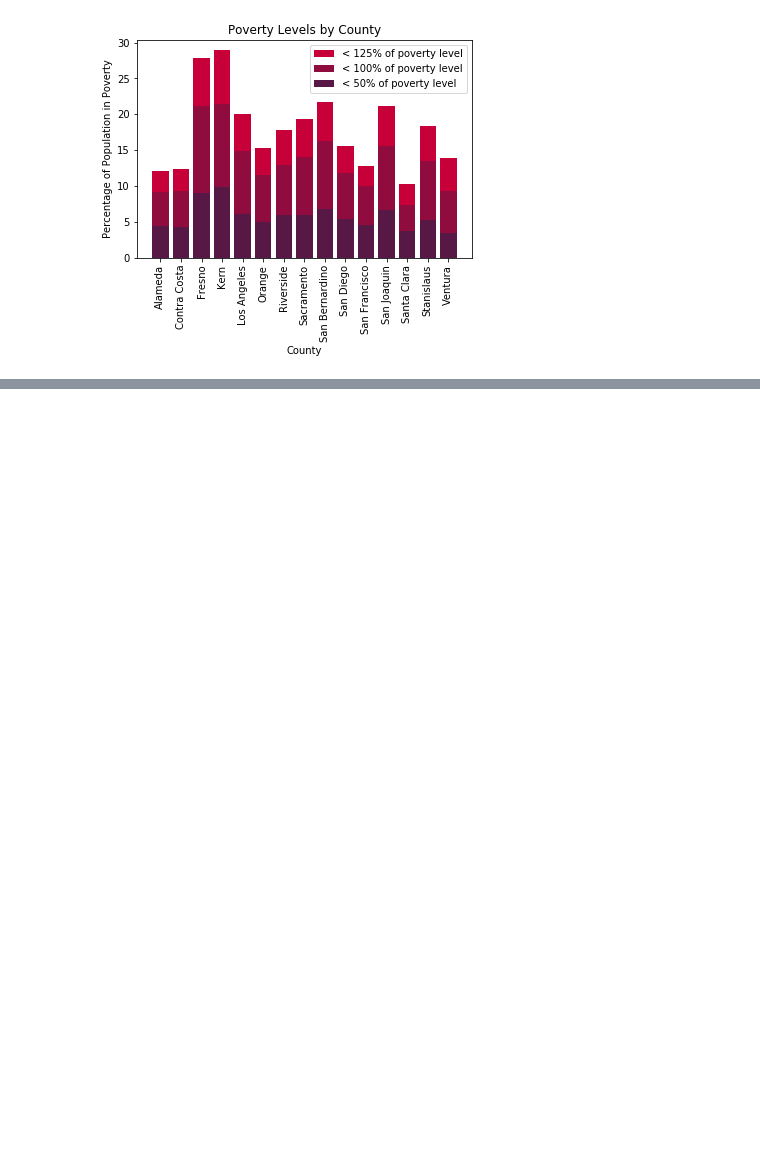
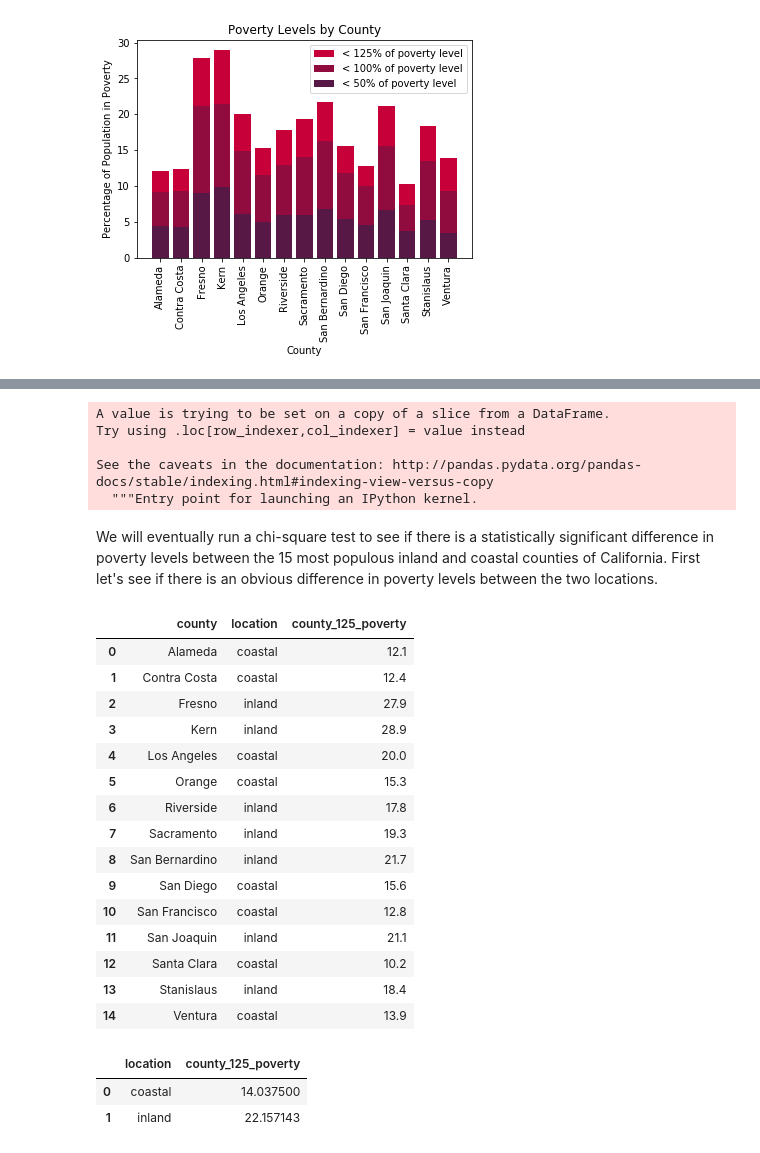
Before and after one commit to NWhite-7/Practice, a Jupyter notebook: ACS_CA_2017_analysis.ipynb, the cells around one changed output, grey strips where cells are left out. Saved outputs shown, nothing was run; the diff lists cells and outputs as text; code cells hidden in the pictures; blank space fills up the shorter version.

```diff
--- a/ACS_CA_2017_analysis.ipynb
+++ b/ACS_CA_2017_analysis.ipynb
@@ -211,0 +219,37 @@ We can see that Kern and Fresno counties have the highest rates of poverty, whil
+# %%
+data_county['location'] = ['coastal', 'coastal', 'inland', 'inland', 'coastal', 'coastal', 'inland', 'inland', 'inland', 'coastal', 'coastal', 'inland', 'coastal', 'inland', 'coastal']
+# %% [output]
+A value is trying to be set on a copy of a slice from a DataFrame.
+Try using .loc[row_indexer,col_indexer] = value instead
+
+See the caveats in the documentation: http://pandas.pydata.org/pandas-docs/stable/indexing.html#indexing-view-versus-copy
+  """Entry point for launching an IPython kernel.
+# %% [markdown]
+We will eventually run a chi-square test to see if there is a statistically significant difference in poverty levels between the 15 most populous inland and coastal counties of California. First let's see if there is an obvious difference in poverty levels between the two locations.
+# %%
+poverty_by_location = data_county[['county', 'location', 'county_125_poverty']]
+poverty_by_location
+# %% [output]
+|  | county | location | county_125_poverty |
+| 0 | Alameda | coastal | 12.1 |
+| 1 | Contra Costa | coastal | 12.4 |
+| 2 | Fresno | inland | 27.9 |
+| 3 | Kern | inland | 28.9 |
+| 4 | Los Angeles | coastal | 20.0 |
+| 5 | Orange | coastal | 15.3 |
+| 6 | Riverside | inland | 17.8 |
+| 7 | Sacramento | inland | 19.3 |
+| 8 | San Bernardino | inland | 21.7 |
+| 9 | San Diego | coastal | 15.6 |
+| 10 | San Francisco | coastal | 12.8 |
+| 11 | San Joaquin | inland | 21.1 |
+| 12 | Santa Clara | coastal | 10.2 |
+| 13 | Stanislaus | inland | 18.4 |
+| 14 | Ventura | coastal | 13.9 |
+# %%
+poverty_by_location_grouped = poverty_by_location.groupby('location').county_125_poverty.mean().reset_index()
+poverty_by_location_grouped
+# %% [output]
+|  | location | county_125_poverty |
+| 0 | coastal | 14.037500 |
+| 1 | inland | 22.157143 |
```
Also changed, not shown: parts of 10 cells of this notebook.
